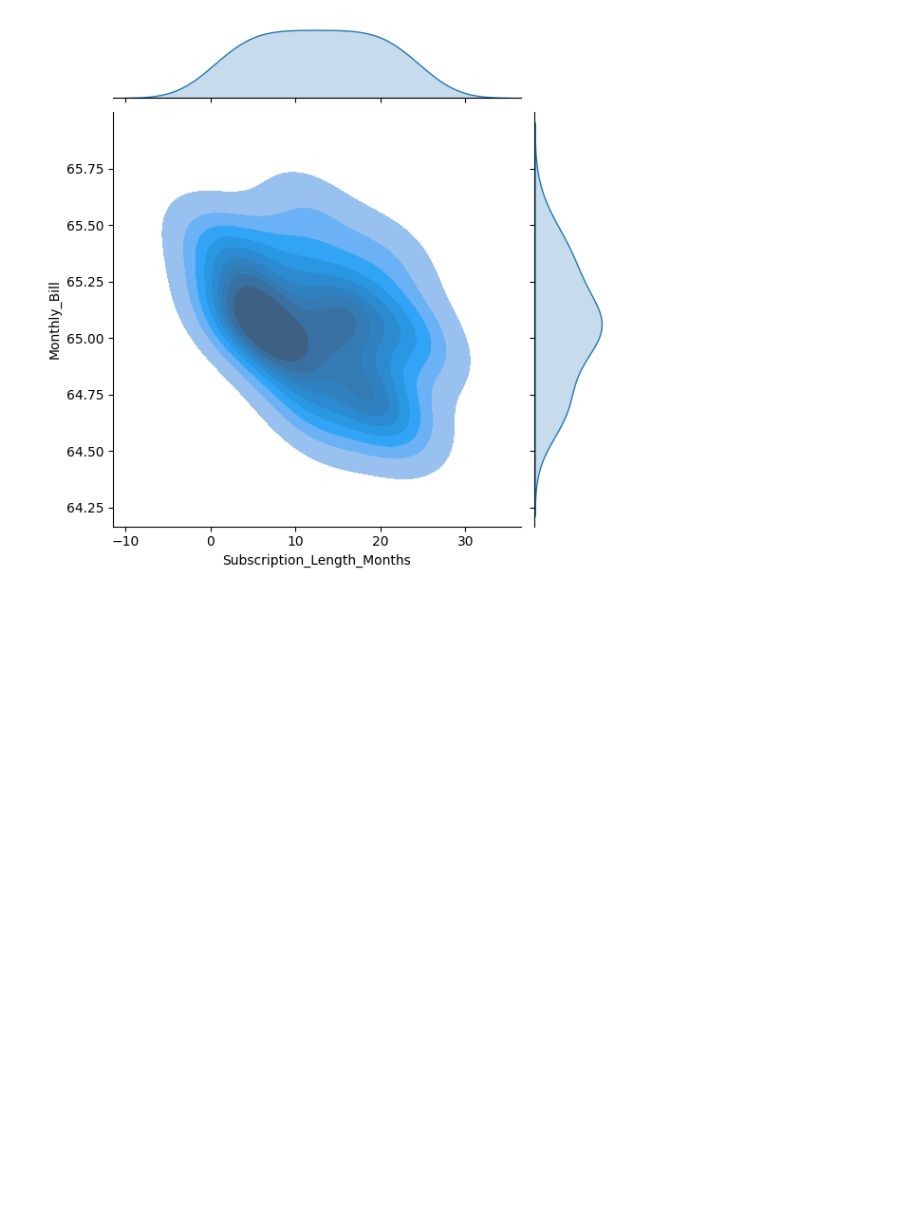
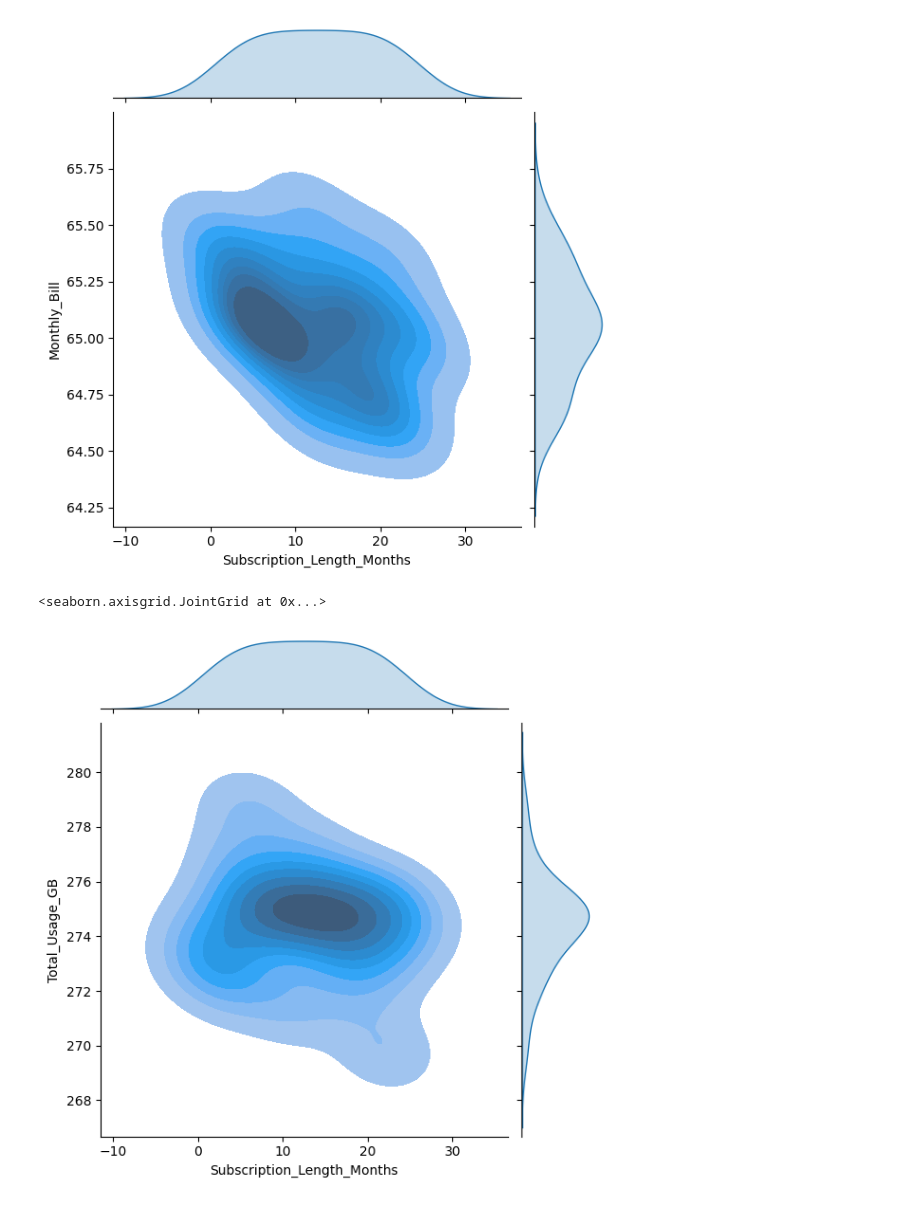
Before and after one commit to BhanuSrihridai/Customer-Churn-Prediction, a Jupyter notebook: Customer_Churn_Prediction.ipynb, the cells around one changed output. Saved outputs shown, nothing was run; the diff lists cells and outputs as text; code cells hidden in the pictures; blank space fills up the shorter version.

```diff
--- a/Customer_Churn_Prediction.ipynb
+++ b/Customer_Churn_Prediction.ipynb
@@ -566,3 +575,8 @@ sns.jointplot(data=data_group_sub_months,y='Monthly_Bill',x='Subscription_Length
 # %% [output]
 <seaborn.axisgrid.JointGrid at 0x...>
 [figure]
+# %%
+sns.jointplot(data=data_group_sub_months,y='Total_Usage_GB',x='Subscription_Length_Months',palette='rocket',kind='kde',fill=True)
+# %% [output]
+<seaborn.axisgrid.JointGrid at 0x...>
+[figure, added]
```
Also changed, not shown: parts of 15 cells of this notebook.
